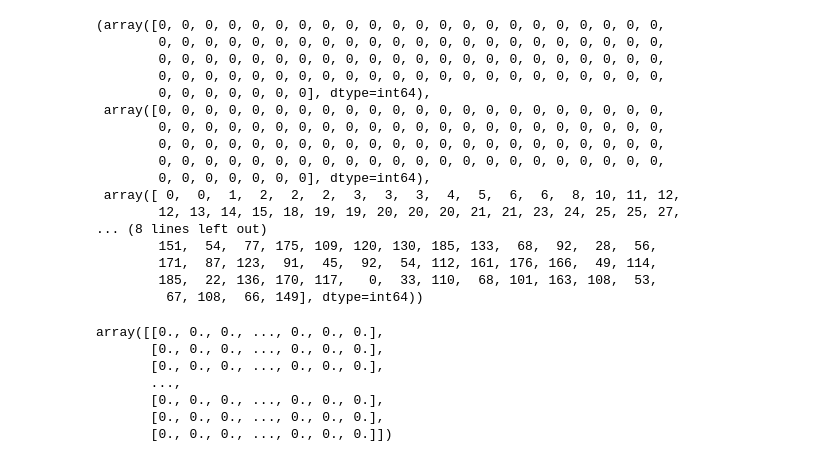
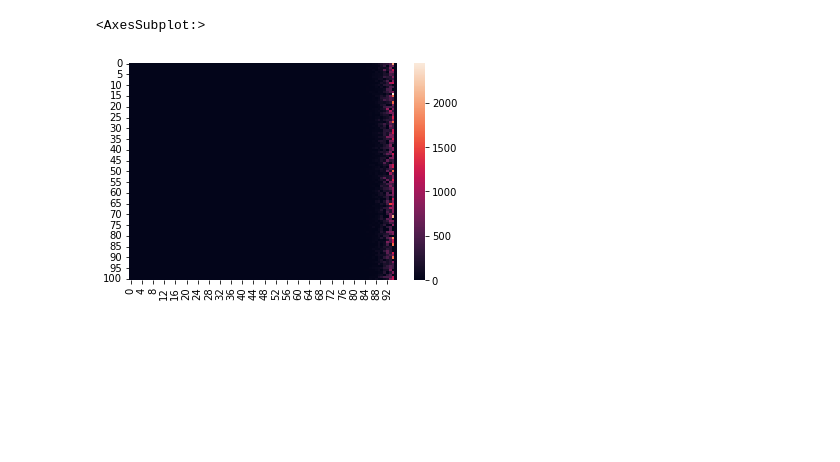
Before and after one commit to larloch10938/ucl_final_project, a Jupyter notebook: reinforcement/test3_gym.ipynb, the cells around one changed output. Saved outputs shown, nothing was run; the diff lists cells and outputs as text; code cells hidden in the pictures; blank space fills up the shorter version.

Commit message:
removing wealth from the observation space for the moment

```diff
--- a/reinforcement/test3_gym.ipynb
+++ b/reinforcement/test3_gym.ipynb
@@ -14,7 +15,7 @@ class LifecycleEnv(gym.Env):
     def __init__(self):
         # Here we define the choices on consumption and equity allocation
         self.action_space = Dict({"equity_allocation": Discrete(101),
-                                  "consumption": Discrete(200)})
+                                  "consumption": Discrete(20)})
         # Set starting variables
         self.wealth = 0
         self.starting_income = 100
@@ -23,11 +24,10 @@ class LifecycleEnv(gym.Env):
         self.age = self.starting_age
         self.retirement_age = 70
         self.terminal_age = 115
-        self.max_wealth = 1000
+        self.max_wealth = 100000
         self.total_consumption = 0
         # Here we create our observation space
-        self.observation_space = Dict({"age": Discrete(self.terminal_age - self.starting_age + 1),
-                                       "obs_wealth": Discrete(self.max_wealth + 1)})
+        self.observation_space = Dict({"age": Discrete(self.terminal_age - self.starting_age + 1)})
 
     def step(self, action):
         # Income reduces when you retire
@@ -39,13 +39,14 @@ class LifecycleEnv(gym.Env):
         # tranformation
         #print(action)
         action_equity_allocation = action["equity_allocation"] / 100
+        action_consumption = action["consumption"] * 10
         # Apply action
         portfolio_return = risk_return * \
             action_equity_allocation + risk_free_return * \
             (1 - action_equity_allocation)
         self.wealth = (1 + portfolio_return) * (self.wealth -
-                                                action["consumption"]) + self.income
-        self.total_consumption += action["consumption"]
+                                                action_consumption) + self.income
+        self.total_consumption += (action_consumption)
         # force wealth to be in grid - need to work on this
         if self.wealth > self.max_wealth:
             self.wealth = self.max_wealth
@@ -62,7 +63,7 @@ class LifecycleEnv(gym.Env):
             done = False
             reward = 0
         # Placeholder for info
-        info = {"age": self.age, "wealth": self.wealth, "consumption": action["consumption"], "equity_allocation": action_equity_allocation}
+        info = {"age": self.age, "wealth": self.wealth, "consumption": action_consumption, "equity_allocation": action_equity_allocation}
         state = {"age": self.age, "wealth": self.wealth}
         return state, reward, done, info
 
@@ -90,9 +91,10 @@ The action space: Dict(consumption:Discrete(200), equity_allocation:Discrete(101
 # %%
 # Hyperparameters
-epochs = 10000
+minutes = 1
+epochs = 400 * int(minutes * 100 / 60)
 num_steps = env.terminal_age - env.starting_age
 epsilon = 0.1
-alpha = 0.1
+alpha = 0.9
 gamma = 0.6
 
 # env setup
@@ -102,8 +104,7 @@ info_df = pd.DataFrame(
     columns=("age", "wealth", "consumption", "equity_allocation"))
 # my q table consist of 2 state actions and 2 observation spaces
 # I need to change one of the observation space variables into a continuos one and use function approximation
-q_table = np.zeros([env.observation_space["age"].n, env.observation_space["obs_wealth"].n,
-                    env.action_space["equity_allocation"].n, env.action_space["consumption"].n])
+q_table = np.zeros([env.observation_space["age"].n, env.action_space["equity_allocation"].n, env.action_space["consumption"].n])
 
 for epoch in range(epochs):
     # this is a greedy implementation
@@ -114,7 +115,7 @@ for epoch in range(epochs):
             action = env.action_space.sample()  # Explore action space
         else:
             # here I select the best action based on my q table
-            q = q_table[state["age"] - env.starting_age, state["wealth"]]
+            q = q_table[state["age"] - env.starting_age]
             max_q_index = np.unravel_index(np.argmax(q, axis=None), q.shape)
             best_action['consumption'] = max_q_index[1]
             best_action['equity_allocation'] = max_q_index[0]
@@ -122,14 +123,13 @@ for epoch in range(epochs):
 
         # apply the action
         next_state, reward, done, info = env.step(action)
-
         # Render the env
         info_df = info_df.append(info, ignore_index=True)
 
-        old_value = q_table[state["age"] - env.starting_age, state["wealth"], action["equity_allocation"], action["consumption"]]
-        next_max = np.max(q_table[next_state["age"] - env.starting_age, next_state["wealth"]])
+        old_value = q_table[state["age"] - env.starting_age, action["equity_allocation"], action["consumption"]]
+        next_max = np.max(q_table[next_state["age"] - env.starting_age])
         new_value = (1 - alpha) * old_value + alpha * (reward + gamma * next_max)
-        q_table[state["age"] - env.starting_age, state["wealth"], action["equity_allocation"], action["consumption"]] = new_value
+        q_table[state["age"] - env.starting_age, action["equity_allocation"], action["consumption"]] = new_value
 
         # If the episode is up, then start another one
         if done:
@@ -138,6 +138,8 @@ for epoch in range(epochs):
                     columns=("age", "wealth", "consumption", "equity_allocation"))
             env.reset()
 
+        state = next_state
+
 # print(info_df.set_index("age"))
 info_df.set_index("age").plot(secondary_y=["equity_allocation"])
 
@@ -167,30 +166,5 @@ info_df
-# %%
-q_table.nonzero()
-# %% [output]
-(array([0, 0, 0, 0, 0, 0, 0, 0, 0, 0, 0, 0, 0, 0, 0, 0, 0, 0, 0, 0, 0, 0,
-        0, 0, 0, 0, 0, 0, 0, 0, 0, 0, 0, 0, 0, 0, 0, 0, 0, 0, 0, 0, 0, 0,
-        0, 0, 0, 0, 0, 0, 0, 0, 0, 0, 0, 0, 0, 0, 0, 0, 0, 0, 0, 0, 0, 0,
-        0, 0, 0, 0, 0, 0, 0, 0, 0, 0, 0, 0, 0, 0, 0, 0, 0, 0, 0, 0, 0, 0,
-        0, 0, 0, 0, 0, 0, 0], dtype=int64),
- array([0, 0, 0, 0, 0, 0, 0, 0, 0, 0, 0, 0, 0, 0, 0, 0, 0, 0, 0, 0, 0, 0,
-        0, 0, 0, 0, 0, 0, 0, 0, 0, 0, 0, 0, 0, 0, 0, 0, 0, 0, 0, 0, 0, 0,
-        0, 0, 0, 0, 0, 0, 0, 0, 0, 0, 0, 0, 0, 0, 0, 0, 0, 0, 0, 0, 0, 0,
-        0, 0, 0, 0, 0, 0, 0, 0, 0, 0, 0, 0, 0, 0, 0, 0, 0, 0, 0, 0, 0, 0,
-        0, 0, 0, 0, 0, 0, 0], dtype=int64),
- array([ 0,  0,  1,  2,  2,  2,  3,  3,  3,  4,  5,  6,  6,  8, 10, 11, 12,
-        12, 13, 14, 15, 18, 19, 19, 20, 20, 20, 21, 21, 23, 24, 25, 25, 27,
-... (8 lines left out)
-        151,  54,  77, 175, 109, 120, 130, 185, 133,  68,  92,  28,  56,
-        171,  87, 123,  91,  45,  92,  54, 112, 161, 176, 166,  49, 114,
-        185,  22, 136, 170, 117,   0,  33, 110,  68, 101, 163, 108,  53,
-         67, 108,  66, 149], dtype=int64))
-# %%
-q_table[80].mean(axis=0)
-# %% [output]
-array([[0., 0., 0., ..., 0., 0., 0.],
-       [0., 0., 0., ..., 0., 0., 0.],
-       [0., 0., 0., ..., 0., 0., 0.],
-       ...,
-       [0., 0., 0., ..., 0., 0., 0.],
-       [0., 0., 0., ..., 0., 0., 0.],
-       [0., 0., 0., ..., 0., 0., 0.]])
+# %%
+sns.heatmap(pd.DataFrame(q_table.mean(axis=2)).T)
+# %% [output]
+<AxesSubplot:>
+[figure, added]
```
Also changed, not shown: parts of 5 cells of this notebook.
